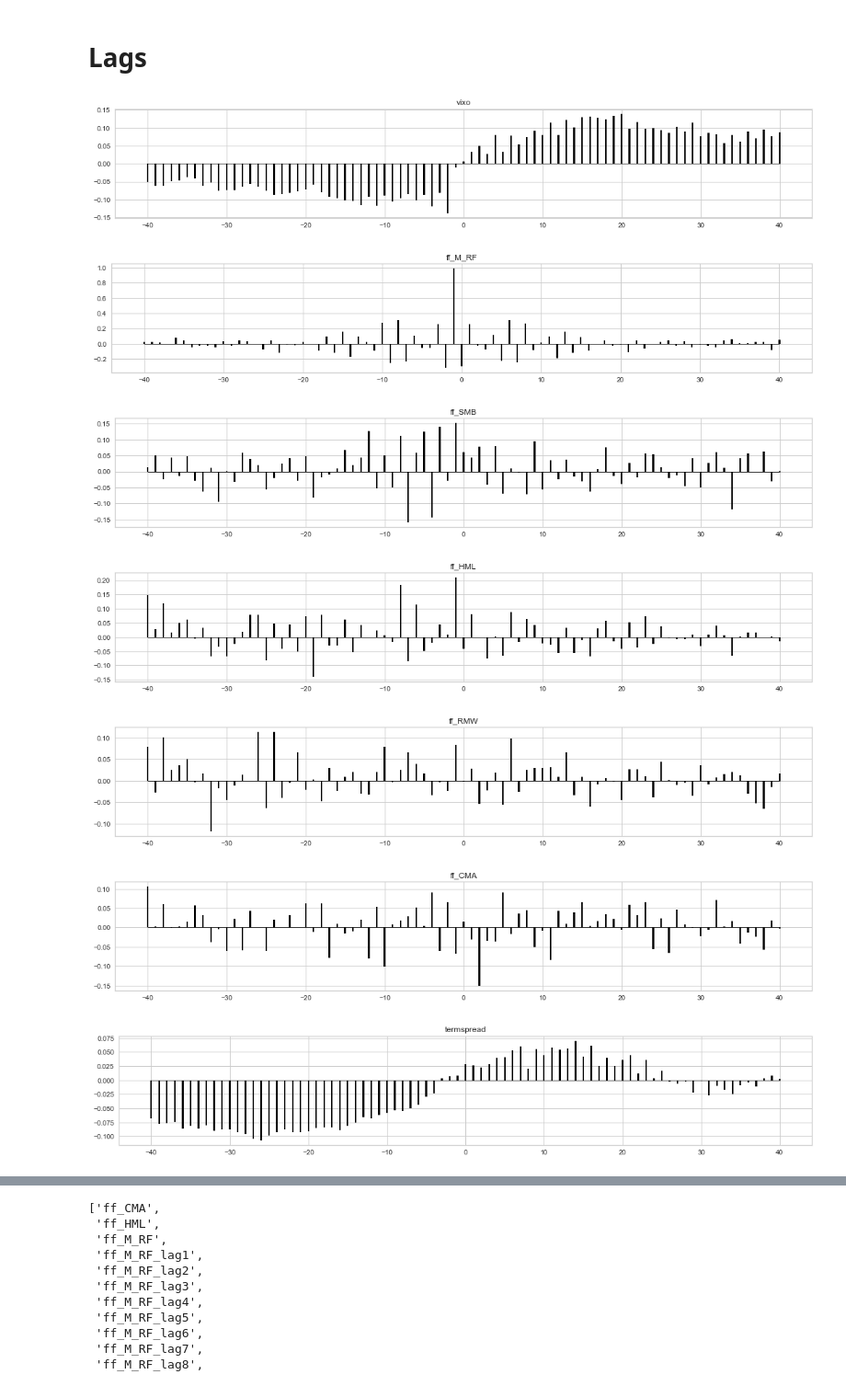
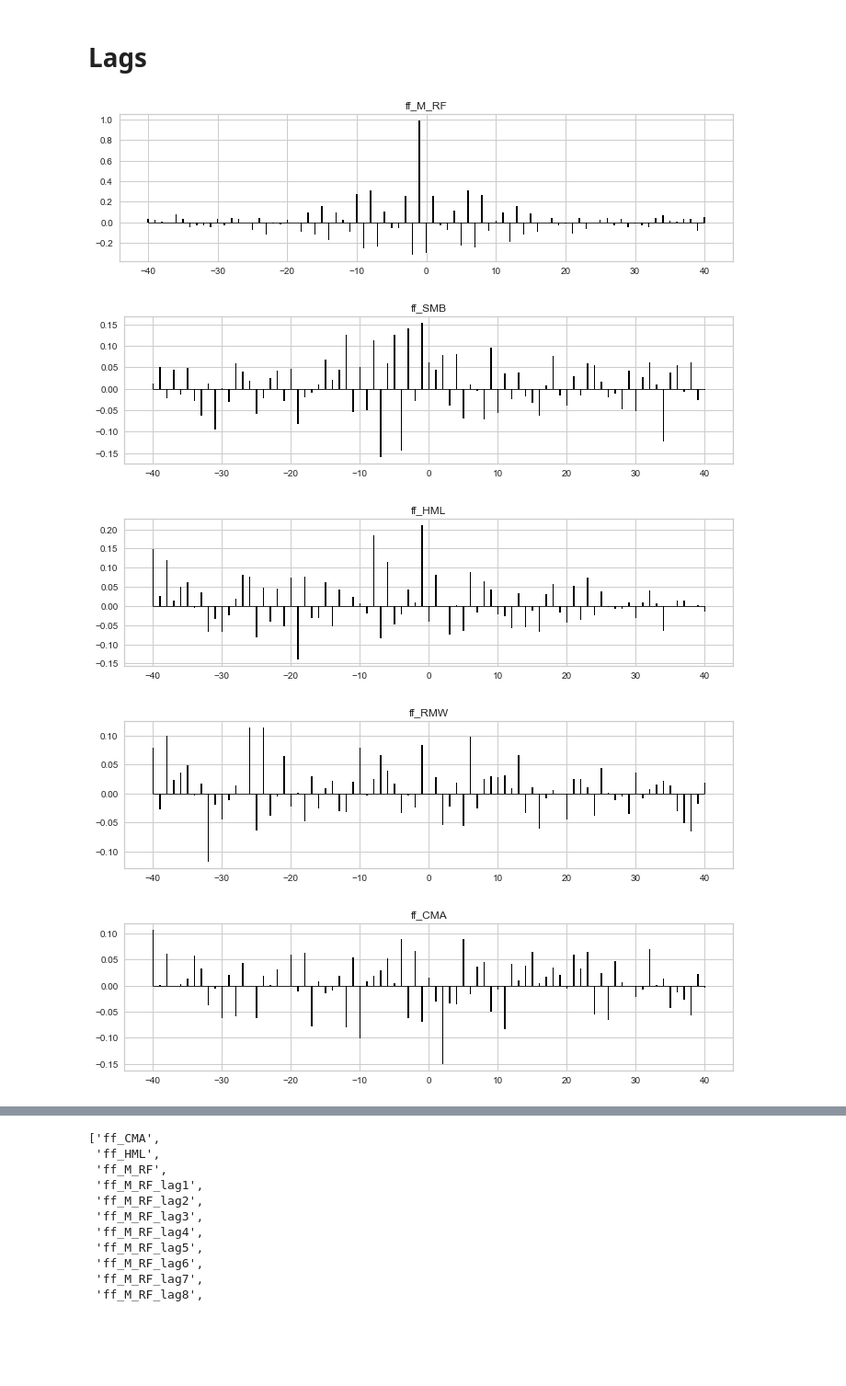
Before and after one commit to lukasgrahl/bachelor, a Jupyter notebook: notebooks/2.1-prepros.ipynb, the cells around one changed output, grey strips where cells are left out. Shown at 92% size. Saved outputs shown, nothing was run; the diff lists cells and outputs as text; code cells hidden in the pictures; blank space fills up the shorter version.

```diff
--- a/notebooks/2.1-prepros.ipynb
+++ b/notebooks/2.1-prepros.ipynb
@@ -21,3 +33,6 @@ df_w = df_all.copy()
+# %%
+data_dict["model_features"].update(predicted=predicted)
+data_dict["model_metrics"].update(year_spread=year_spread)
 # %% [markdown]
 # Select data
 # %%
@@ -96,22 +117,23 @@ check_singularity_of_values(df_w.date)
 # %% [markdown]
 # Transform
+# %%
+# ff factor np.log(1 + x)
+log_trans = ["vixo", 'aaii_Bullish', 'aaii_Bearish', 'aaii_Neutral']
+log_trans3 = ['termspread']
+log_returns = [] + data_dict["data"]["sp_cols"]
+ff_to_log = [item for item in data_dict['data']['df_cols']['ff_factors5'] if item in df_w.columns]
+
+log_trans = [item for item in log_trans if item in df_w.columns]
+log_trans3 = [item for item in log_trans3 if item in df_w.columns]
+log_returns = [item for item in log_returns if item in df_w.columns]
 # %%
-# ff factor np.log(1 + x)
-log_trans = ["vixo", 'aaii_Bullish', 'aaii_Bearish', 'aaii_Neutral', 'termspread']
-log_trans2 = ['termspread']
-log_returns = [] + data_dict["data"]["sp_cols"]
-ff_to_log = [item for item in data_dict['data']['df_cols']['ff_factors5'] if item in df_w.columns]
-
-log_trans = [item for item in log_trans if item in df_w.columns]
-log_trans2 = [item for item in log_trans2 if item in df_w.columns]
-log_returns = [item for item in log_returns if item in df_w.columns]
-
 df_w, t_dist, t_log = df_transform(df_w,
                                    cols=log_trans,
                                    func=arr_log_transform)
-df_w, t_dist2, t_log2 = df_transform(df_w,
-                                     cols=log_trans2,
-                                     func=arr_log_transform)
+df_w, t_dist2, t_log3 = df_transform(df_w,
+                                     cols=log_trans3,
+                                     func=arr_log_transform,
+                                     no_logs=3)
 
 df_w, r_dist, r_log = df_transform(df_w,
                                    cols=log_returns,
@@ -125,12 +152,12 @@ t_dist.update(r_dist)
 
 data_dict["data_transformation"].update(dist_translation=t_dist)
 data_dict["data_transformation"].update(log_transformation=t_log)
-data_dict["data_transformation"].update(log_transformation2=t_log2)
+data_dict["data_transformation"].update(log_transformation3=t_log3)
 data_dict["data_transformation"].update(log_returns=r_log)
 data_dict["data_transformation"].update(ff_to_log=ff_log)
 
 print(data_dict["data_transformation"]["log_transformation"])
-print(data_dict["data_transformation"]["log_transformation2"])
+print(data_dict["data_transformation"]["log_transformation3"])
 print(data_dict['data_transformation']['log_returns'])
 print(data_dict['data_transformation']['ff_to_log'])
 # %% [output]
@@ -192,22 +217,15 @@ True
 # %%
 df_w, _ = shift_var_relative_to_df(df_w, "sp_close", no_lags=[-1, 1, 2, 3, 4, 5, 6, 7, 8, 9, 10, 11, 12, 13, 14, 15])
 # %%
-start = 2020
-end = 2021
-x = df_w[(df_w["date"] >= dt.datetime(year=start, month=1, day=1).date())
-             &(df_w["date"] <= dt.datetime(year=end, month=12, day=31).date())].copy()
-
-df_cross_corr(x,
-              [item for item in data_dict["data"]["relevant_cols"] if item not in data_dict["data"]["sp_cols"]] + ['sp_close'],
+df_cross_corr(df_w,
+              [item for item in data_dict["data"]["relevant_cols"] if item not in data_dict["data"]["sp_cols"]],
               predicted,
               show_plot=True,
               no_lags=40,
-              figsize=(15, 3));
+              figsize=(10, 3));
 # %% [output]
-[figure, old version]
+[figure, new version]
-[figure, old version]
+[figure, new version]
-[figure, old version]
+[figure, new version]
-[figure, old version]
+[figure, new version]
-[figure, old version]
+[figure, new version]
-[figure, removed]
-[figure, removed]
```
Also changed, not shown: parts of 17 cells of this notebook, 5 other files.
